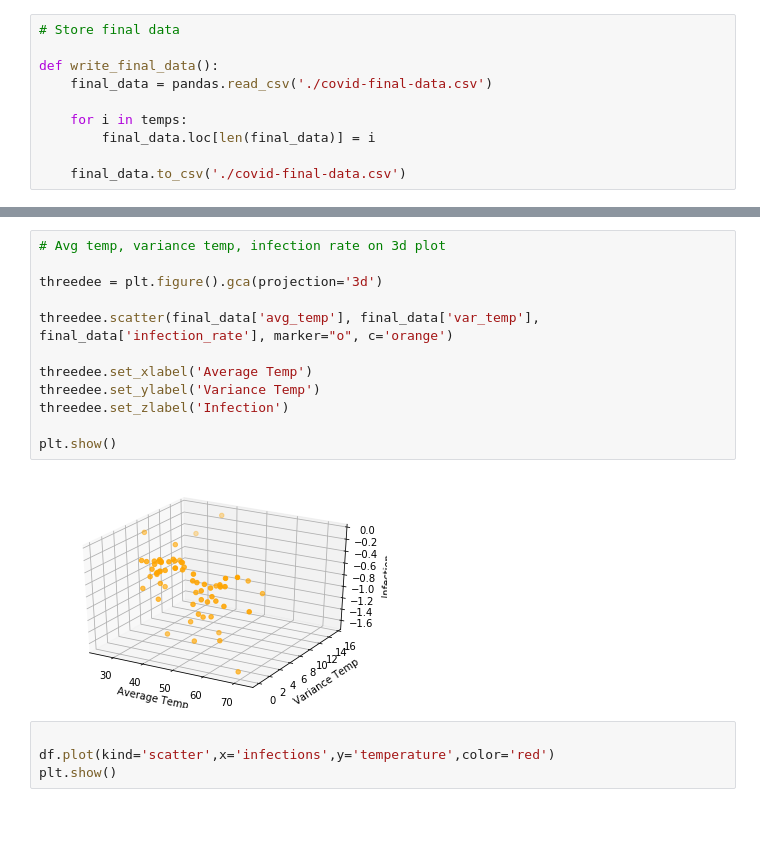
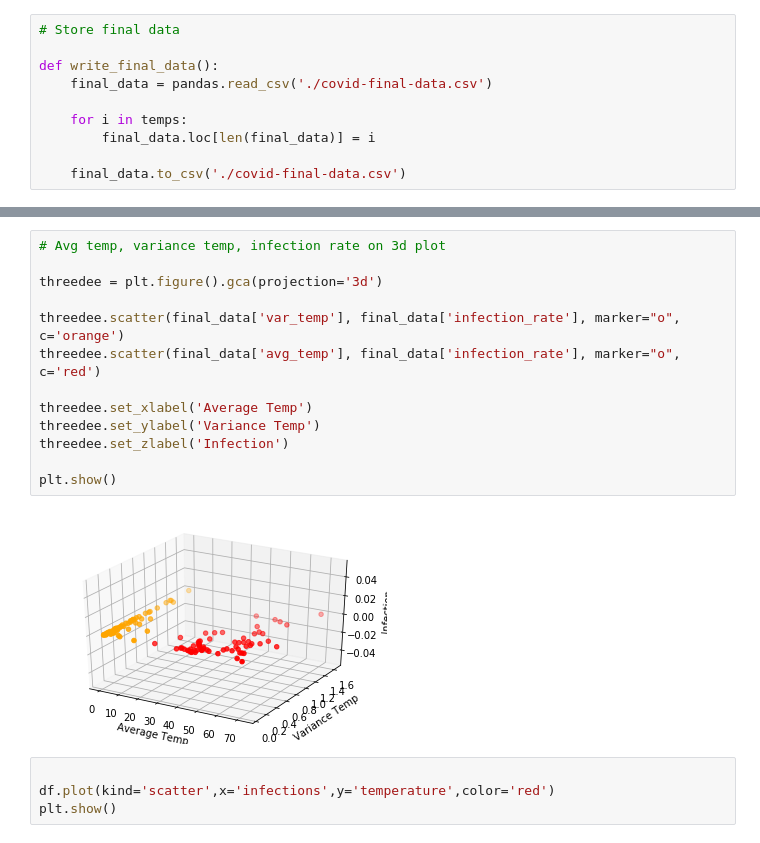
Before and after one commit to spjy/covid-temperature, a Jupyter notebook: covid.ipynb, the cells around one changed output, grey strips where cells are left out. Cells and saved outputs as stored; diff of their text form.

```diff
--- a/covid.ipynb
+++ b/covid.ipynb
@@ -275,17 +276,18 @@ plt.show()
 # %%
 # Avg temp, variance temp, infection rate on 3d plot
 
 threedee = plt.figure().gca(projection='3d')
 
-threedee.scatter(final_data['avg_temp'], final_data['var_temp'], final_data['infection_rate'], marker="o", c='orange')
+threedee.scatter(final_data['var_temp'], final_data['infection_rate'], marker="o", c='orange')
+threedee.scatter(final_data['avg_temp'], final_data['infection_rate'], marker="o", c='red')
 
 threedee.set_xlabel('Average Temp')
 threedee.set_ylabel('Variance Temp')
 threedee.set_zlabel('Infection')
 
 plt.show()
 # %% [output]
-[figure, old version]
+[figure, new version]
 # %%
 
 df.plot(kind='scatter',x='infections',y='temperature',color='red')
```
Also changed, not shown: parts of 23 cells of this notebook, 2 other files.
